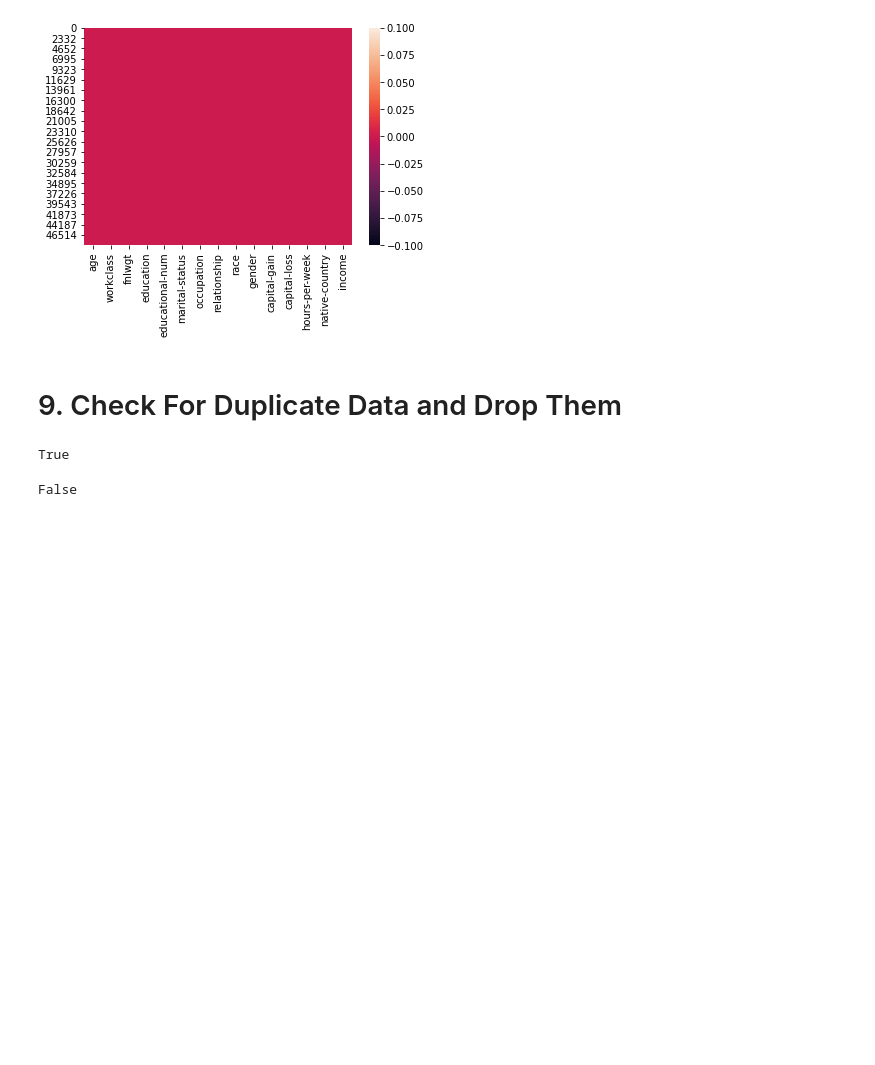
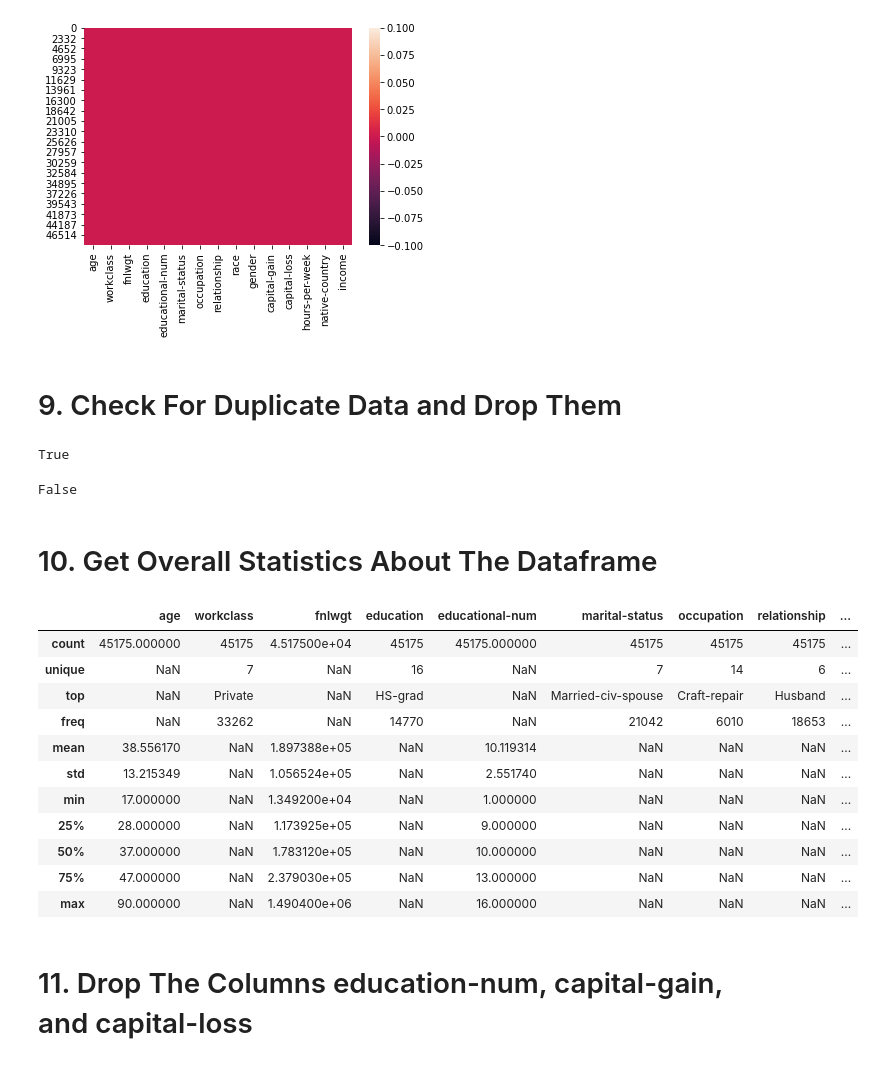
Before and after one commit to shantanu89/Pandas_Analysis, a Jupyter notebook: Income Analysis/Income_Anlysis.ipynb, the cells around one changed output. Cells and saved outputs as stored; diff of their text form; code cells hidden in the pictures; blank space fills up the shorter version.

```diff
--- a/Income Analysis/Income_Anlysis.ipynb
+++ b/Income Analysis/Income_Anlysis.ipynb
@@ -348,3 +348,22 @@ df=df.drop_duplicates()
 df.duplicated().any()
 # %% [output]
 False
+# %% [markdown]
+# 10. Get Overall Statistics About The Dataframe
+# %%
+df.describe(include='all')
+# %% [output]
+|  | age | workclass | fnlwgt | education | educational-num | marital-status | occupation | relationship | ... |
+| count | 45175.000000 | 45175 | 4.517500e+04 | 45175 | 45175.000000 | 45175 | 45175 | 45175 | ... |
+| unique | NaN | 7 | NaN | 16 | NaN | 7 | 14 | 6 | ... |
+| top | NaN | Private | NaN | HS-grad | NaN | Married-civ-spouse | Craft-repair | Husband | ... |
+| freq | NaN | 33262 | NaN | 14770 | NaN | 21042 | 6010 | 18653 | ... |
+| mean | 38.556170 | NaN | 1.897388e+05 | NaN | 10.119314 | NaN | NaN | NaN | ... |
+| std | 13.215349 | NaN | 1.056524e+05 | NaN | 2.551740 | NaN | NaN | NaN | ... |
+| min | 17.000000 | NaN | 1.349200e+04 | NaN | 1.000000 | NaN | NaN | NaN | ... |
+| 25% | 28.000000 | NaN | 1.173925e+05 | NaN | 9.000000 | NaN | NaN | NaN | ... |
+| 50% | 37.000000 | NaN | 1.783120e+05 | NaN | 10.000000 | NaN | NaN | NaN | ... |
+| 75% | 47.000000 | NaN | 2.379030e+05 | NaN | 13.000000 | NaN | NaN | NaN | ... |
+| max | 90.000000 | NaN | 1.490400e+06 | NaN | 16.000000 | NaN | NaN | NaN | ... |
+# %% [markdown]
+# 11. Drop The Columns education-num, capital-gain, and capital-loss
```
Also changed, not shown: parts of 21 cells of this notebook.
